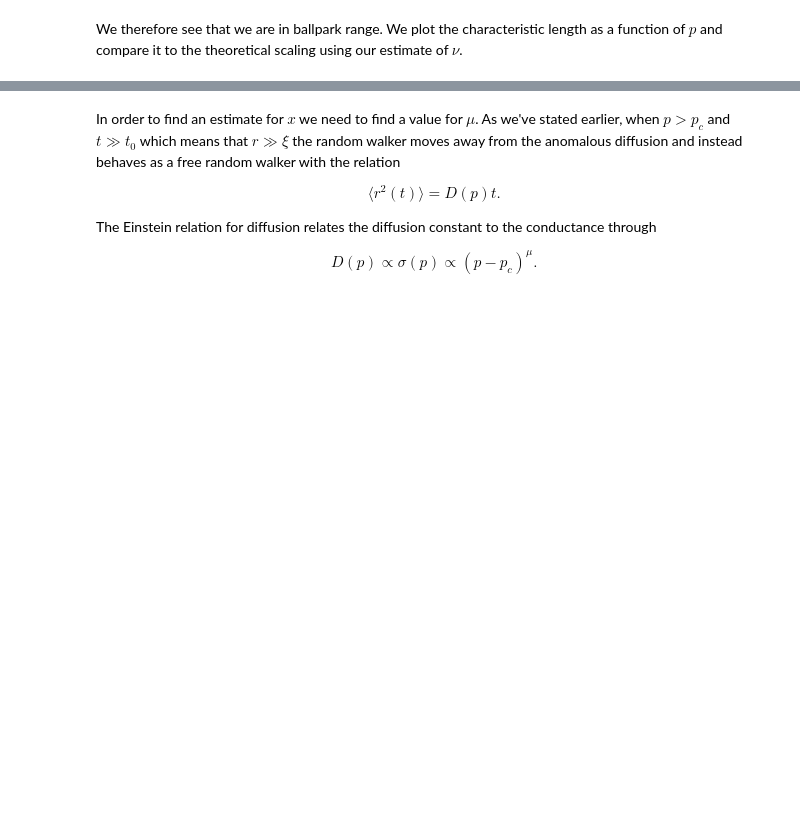
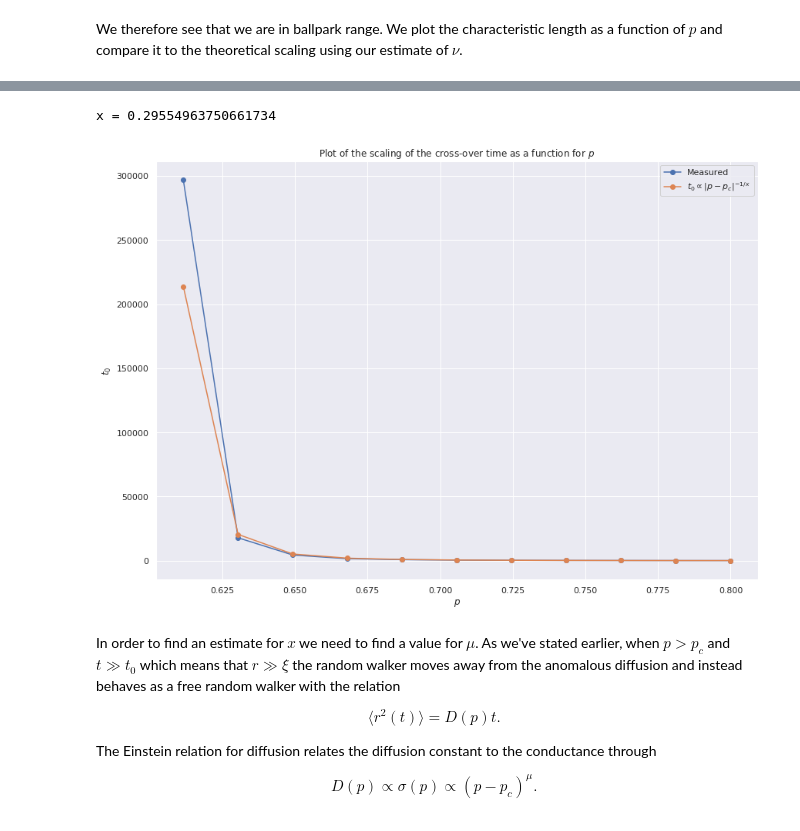
Before and after one commit to Schoyen/FYS4460, a Jupyter notebook: project-4/random-walks-on-the-spanning-cluster-large.ipynb, the cells around one changed output, grey strips where cells are left out. Cells and saved outputs as stored; diff of their text form; code cells hidden in the pictures; blank space fills up the shorter version.

```diff
--- a/project-4/random-walks-on-the-spanning-cluster-large.ipynb
+++ b/project-4/random-walks-on-the-spanning-cluster-large.ipynb
@@ -377,3 +396,34 @@ And, more importantly, they follow the theoretical scaling using the exact value
+# %%
+neg_inv_x, log_C = np.polyfit(np.log(p_min_pc_arr), np.log(t_list), deg=1)
+
+x = -1 / neg_inv_x
+print(f"x = {x}")
+# %% [output]
+x = 0.29554963750661734
+# %%
+fig = plt.figure(figsize=(14, 10))
+
+plt.plot(
+    p_list,
+    t_list,
+    "-o",
+    label=r"Measured",
+)
+
+plt.plot(
+    p_list,
+    np.exp(log_C) * p_min_pc_arr ** (-1 / x),
+    "-o",
+    label=r"$t_0 \propto |p - p_c|^{-1/x}$"
+)
+
+plt.xlabel(r"$p$")
+plt.ylabel(r"$t_0$")
+plt.title(r"Plot of the scaling of the cross-over time as a function for $p$")
+plt.legend(loc="best")
+plt.show()
+# %% [output]
+[figure, added]
 # %% [markdown]
 In order to find an estimate for $x$ we need to find a value for $\mu$.
 As we've stated earlier, when $p > p_c$ and $t \gg t_0$ which means that $r \gg \xi$ the random walker moves away from the anomalous diffusion and instead behaves as a free random walker with the relation
```
Also changed, not shown: parts of 17 cells of this notebook, 1 other file.
